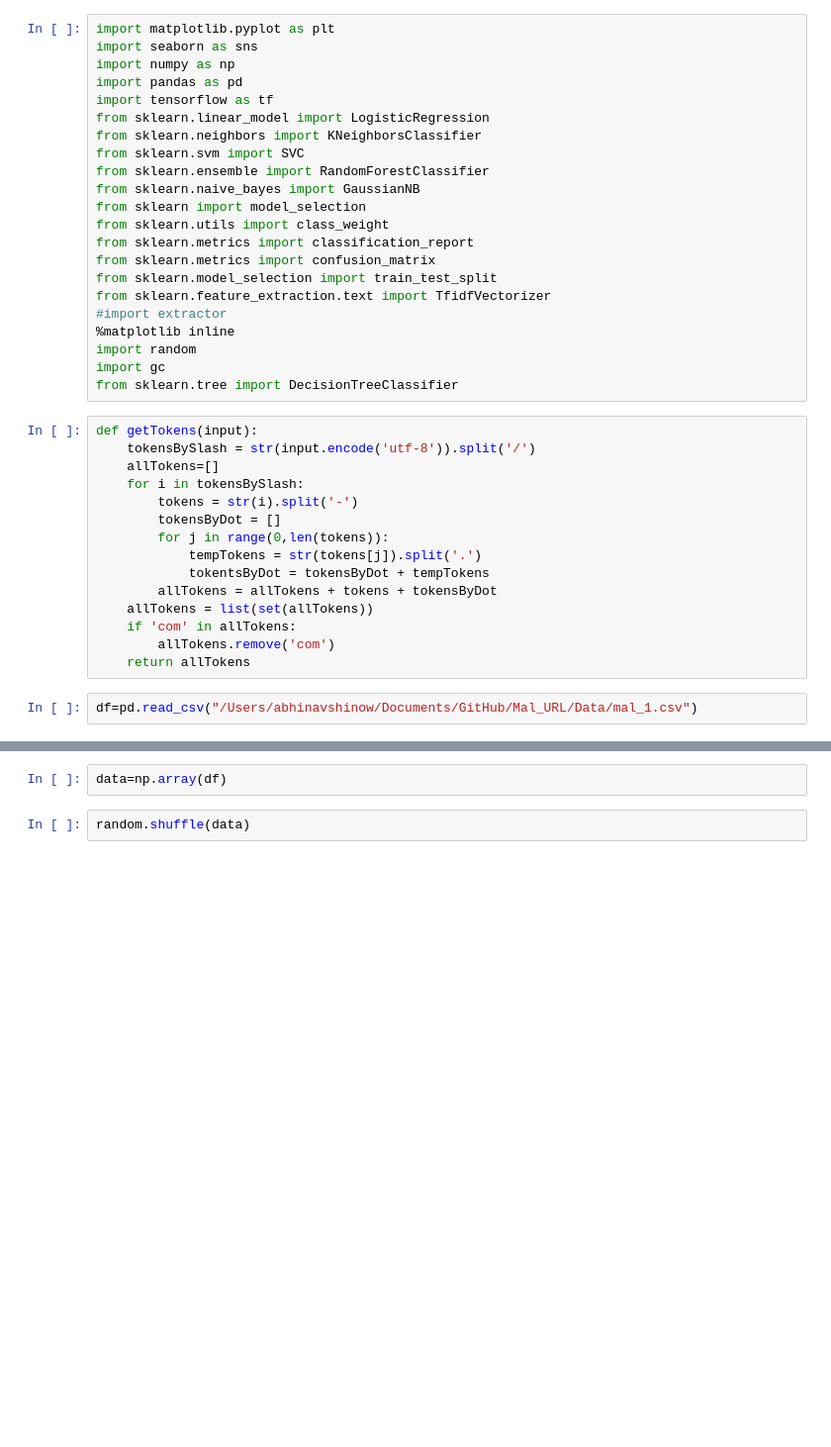
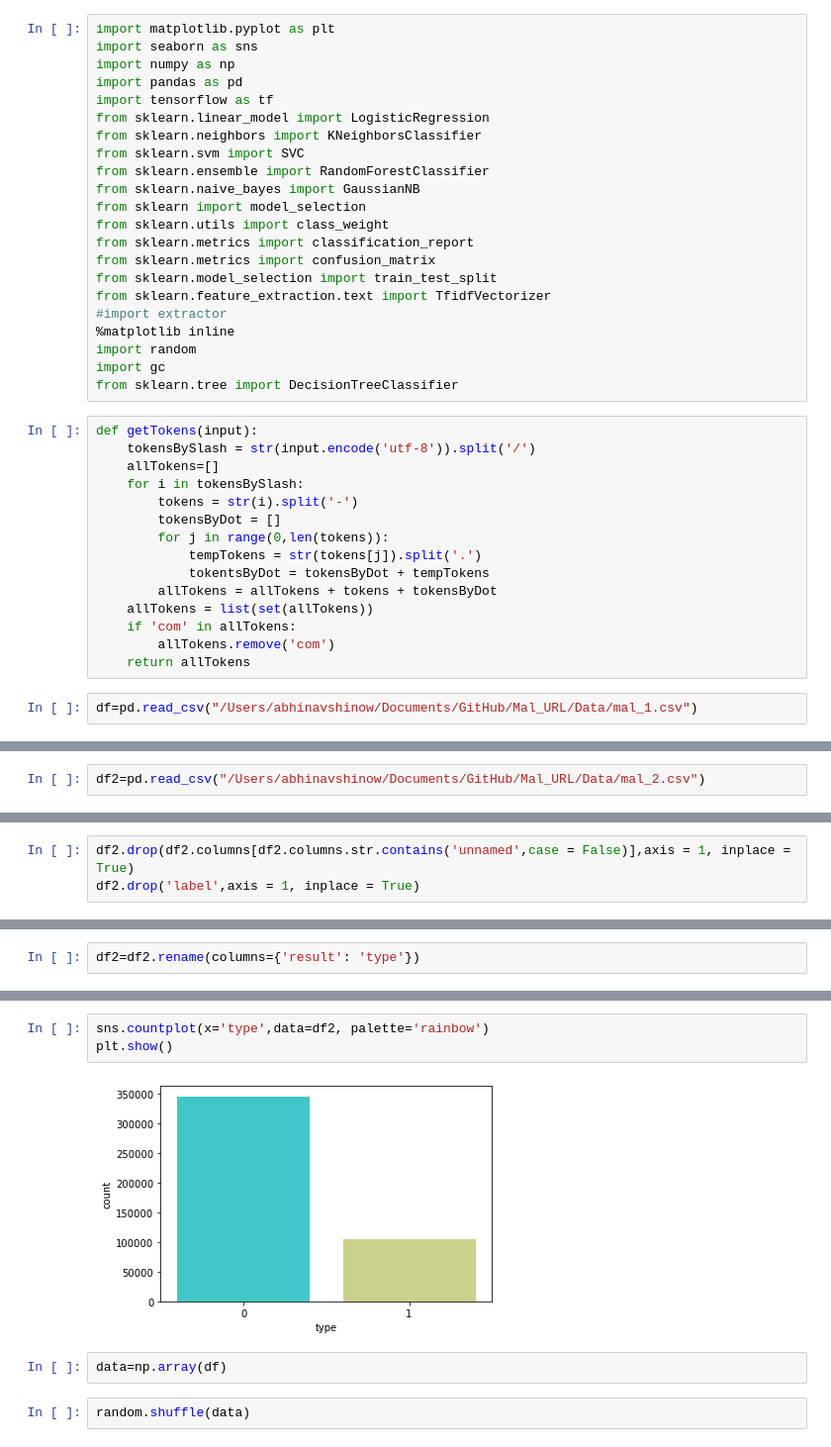
Before and after one commit to alphabeta2206/Mal_URL, a Jupyter notebook: Models/Model-1.ipynb, the cells around one changed output, grey strips where cells are left out. Shown: that part at 99% size. Cells and saved outputs as stored; diff of their text form; blank space fills up the shorter version.

```diff
--- a/Models/Model-1.ipynb
+++ b/Models/Model-1.ipynb
@@ -41,0 +53,2 @@ df.head()
+# %%
+df2=pd.read_csv("/Users/abhinavshinow/Documents/GitHub/Mal_URL/Data/mal_2.csv")
@@ -41,0 +90,3 @@ df.head()
+# %%
+df2.drop(df2.columns[df2.columns.str.contains('unnamed',case = False)],axis = 1, inplace = True)
+df2.drop('label',axis = 1, inplace = True)
@@ -41,0 +102,2 @@ df.head()
+# %%
+df2=df2.rename(columns={'result': 'type'})
@@ -42,3 +113,8 @@ df.head()
+# %%
+sns.countplot(x='type',data=df2, palette='rainbow')
+plt.show()
+# %% [output]
+[figure, added]
 # %%
 data=np.array(df)
 # %%
```
Also changed, not shown: parts of 14 cells of this notebook, 2 other files.
